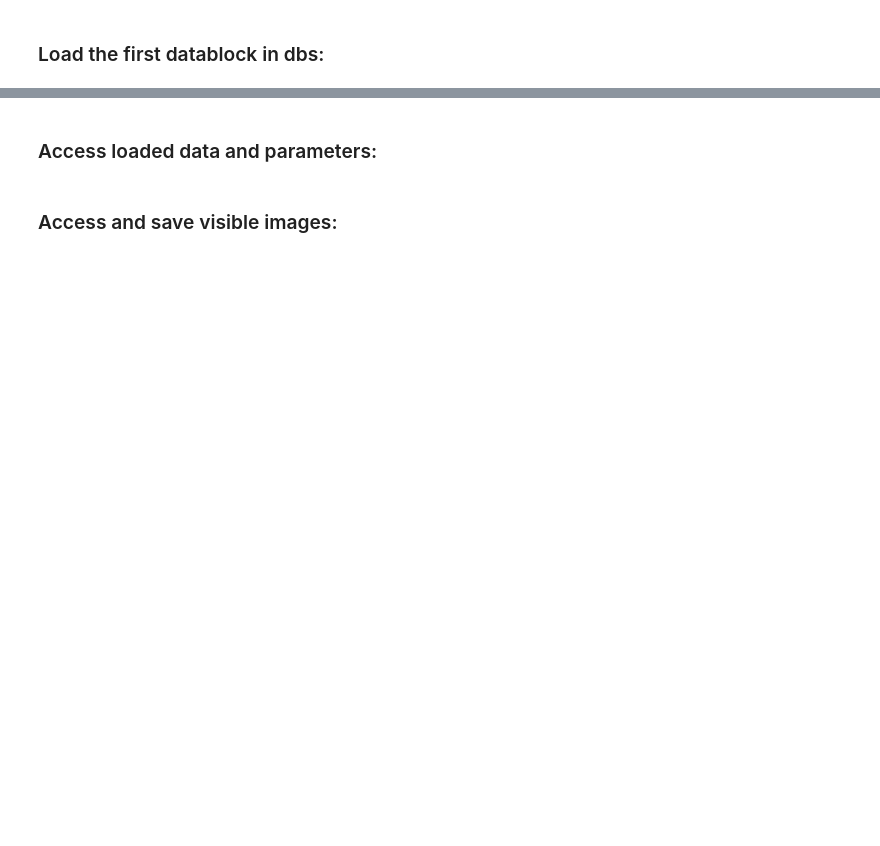
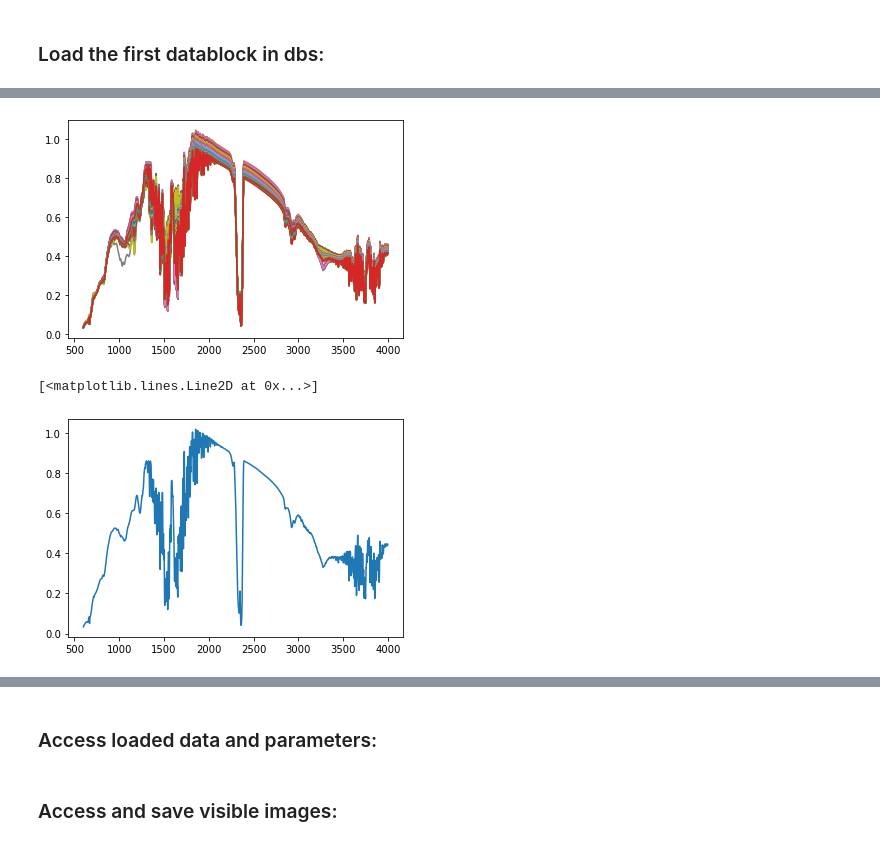
Before and after one commit to jroshk/FTIR_Mapping, a Jupyter notebook: scripts/Using_opusFCfor2dimages.ipynb, the cells around one changed output, grey strips where cells are left out. Drawn from its saved outputs; the diff is of its cells as text; code cells hidden in the pictures; blank space fills up the shorter version.

```diff
--- a/scripts/Using_opusFCfor2dimages.ipynb
+++ b/scripts/Using_opusFCfor2dimages.ipynb
@@ -10,0 +56,3 @@ data = opusFC.getOpusData(f, dbs[0])
+# %%
+#make a dictionary of x-y location data
+xydict = {'x_coordinate':data.regions[0].mapX[:],'y coordinate':data.regions[0].mapY[:]}#,data.x:data.regions[0].spectra[:]}
@@ -10,0 +62,5 @@ data = opusFC.getOpusData(f, dbs[0])
+# %%
+#Make a loop or use a fancy 1 liner to take all of the X and Y data from here and then put it in a dataframe as the first 2 rows, or maybe the 2nd and 3rd rows
+# (probably best to have name/title of column, then x, then y, then data)
+xydataframe = pd.DataFrame(data=xydict)#[data.regions[0].mapX[:],data.regions[0].mapY[:]])
+xydataframe.head(3)
@@ -10,0 +77,12 @@ data = opusFC.getOpusData(f, dbs[0])
+# %%
+#make dataframe of actual apectra
+
+spectra_df = pd.DataFrame(data.regions[0].spectra[:])
+#spectra_df
+spectra_df =spectra_df.transpose()
+labeledspectra_df = spectra_df.set_index(data.x)#what does drop do here? seemingly nothing
+#spectra_df['wavenumber'] = data.x
+
+tlabeledspectra_df = labeledspectra_df.transpose()
+
+tlabeledspectra_df.head(3)
@@ -10,0 +110,27 @@ data = opusFC.getOpusData(f, dbs[0])
+# %%
+#complete_df = xydataframe
+# for i in range(len(data.x)):
+#     complete_df = pd.concat(xydataframe, labeledspectra_df[1])
+
+twodfs = [xydataframe, tlabeledspectra_df]
+
+complete_df = pd.concat(twodfs, axis=1,join='inner')
+
+(complete_df.T).to_csv(r'C:\Users\jrosh\Documents\FTIR_Mapping\Results\test.csv')
+
+x = [key for key in complete_df.keys() if type(key) == float]
+complete_df[x]
+
+fig, ax = plt.subplots()    # create figure and axes
+for index, row in complete_df[x].iterrows():
+    ax.plot(x, row)
+plt.show()
+#complete_df.keys(2::)
+
+
+
+plt.plot(x,complete_df.iloc[2][2:])
+# %% [output]
+[figure, added]
+[<matplotlib.lines.Line2D at 0x...>]
+[figure, added]
```
Also changed, not shown: parts of 18 cells of this notebook.
